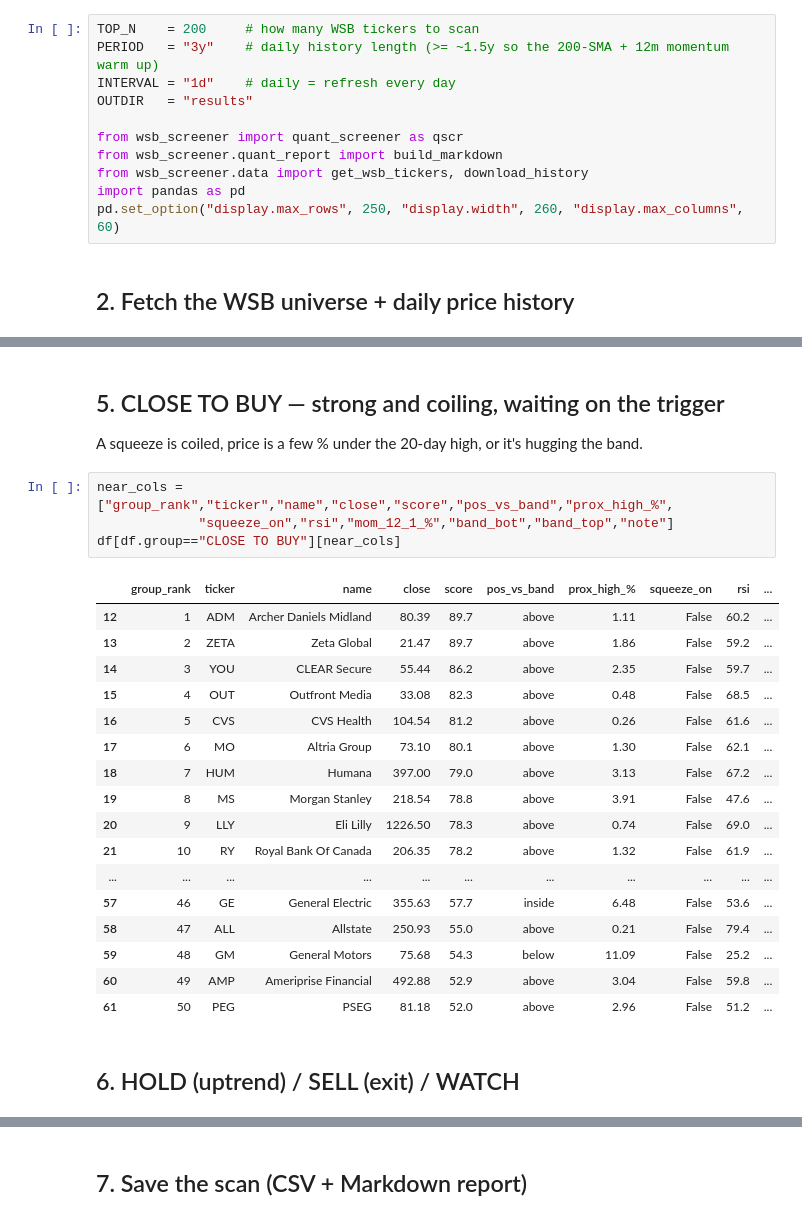
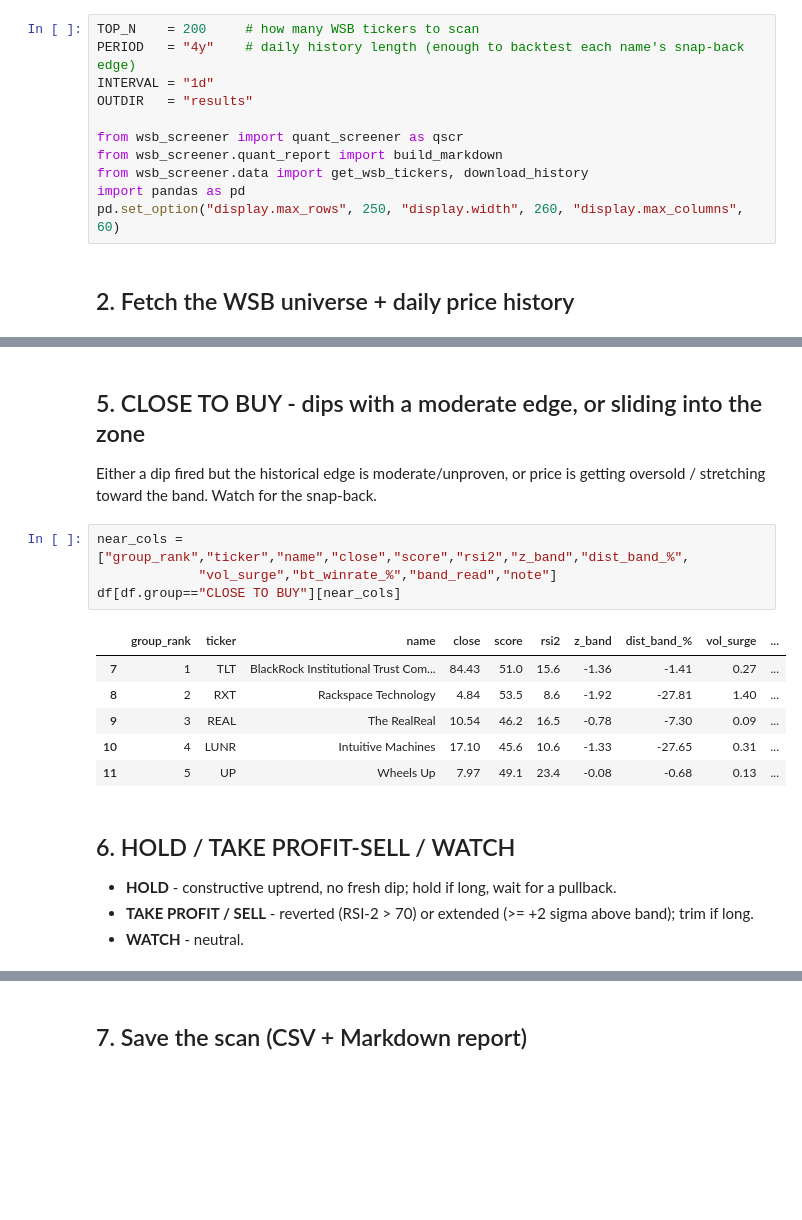
Before and after one commit to rjoshi24/trading-demo, a Jupyter notebook: daily_screener.ipynb, the cells around one changed output, grey strips where cells are left out. Saved outputs shown, nothing was run; the diff lists cells and outputs as text; blank space fills up the shorter version.

```diff
--- a/daily_screener.ipynb
+++ b/daily_screener.ipynb
@@ -34,7 +53,7 @@ pip install -r requirements.txt
 # %%
 TOP_N    = 200     # how many WSB tickers to scan
-PERIOD   = "3y"    # daily history length (>= ~1.5y so the 200-SMA + 12m momentum warm up)
-INTERVAL = "1d"    # daily = refresh every day
+PERIOD   = "4y"    # daily history length (enough to backtest each name's snap-back edge)
+INTERVAL = "1d"
 OUTDIR   = "results"
 
 from wsb_screener import quant_screener as qscr
@@ -116,28 +135,21 @@ df[df.group=="BUY NOW"][buy_cols]
-# %% [markdown]
-## 5. CLOSE TO BUY — strong and coiling, waiting on the trigger
-A squeeze is coiled, price is a few % under the 20-day high, or it's hugging the band.
+# %% [markdown]
+## 5. CLOSE TO BUY - dips with a moderate edge, or sliding into the zone
+Either a dip fired but the historical edge is moderate/unproven, or price is getting oversold /
+stretching toward the band. Watch for the snap-back.
 # %%
-near_cols = ["group_rank","ticker","name","close","score","pos_vs_band","prox_high_%",
-             "squeeze_on","rsi","mom_12_1_%","band_bot","band_top","note"]
+near_cols = ["group_rank","ticker","name","close","score","rsi2","z_band","dist_band_%",
+             "vol_surge","bt_winrate_%","band_read","note"]
 df[df.group=="CLOSE TO BUY"][near_cols]
 # %% [output]
-|  | group_rank | ticker | name | close | score | pos_vs_band | prox_high_% | squeeze_on | rsi | ... |
-| 12 | 1 | ADM | Archer Daniels Midland | 80.39 | 89.7 | above | 1.11 | False | 60.2 | ... |
-| 13 | 2 | ZETA | Zeta Global | 21.47 | 89.7 | above | 1.86 | False | 59.2 | ... |
-| 14 | 3 | YOU | CLEAR Secure | 55.44 | 86.2 | above | 2.35 | False | 59.7 | ... |
-| 15 | 4 | OUT | Outfront Media | 33.08 | 82.3 | above | 0.48 | False | 68.5 | ... |
-| 16 | 5 | CVS | CVS Health | 104.54 | 81.2 | above | 0.26 | False | 61.6 | ... |
-| 17 | 6 | MO | Altria Group | 73.10 | 80.1 | above | 1.30 | False | 62.1 | ... |
-| 18 | 7 | HUM | Humana | 397.00 | 79.0 | above | 3.13 | False | 67.2 | ... |
-| 19 | 8 | MS | Morgan Stanley | 218.54 | 78.8 | above | 3.91 | False | 47.6 | ... |
-| 20 | 9 | LLY | Eli Lilly | 1226.50 | 78.3 | above | 0.74 | False | 69.0 | ... |
-| 21 | 10 | RY | Royal Bank Of Canada | 206.35 | 78.2 | above | 1.32 | False | 61.9 | ... |
-| ... | ... | ... | ... | ... | ... | ... | ... | ... | ... | ... |
-| 57 | 46 | GE | General Electric | 355.63 | 57.7 | inside | 6.48 | False | 53.6 | ... |
-| 58 | 47 | ALL | Allstate | 250.93 | 55.0 | above | 0.21 | False | 79.4 | ... |
-| 59 | 48 | GM | General Motors | 75.68 | 54.3 | below | 11.09 | False | 25.2 | ... |
-| 60 | 49 | AMP | Ameriprise Financial | 492.88 | 52.9 | above | 3.04 | False | 59.8 | ... |
-| 61 | 50 | PEG | PSEG | 81.18 | 52.0 | above | 2.96 | False | 51.2 | ... |
+|  | group_rank | ticker | name | close | score | rsi2 | z_band | dist_band_% | vol_surge | ... |
+| 7 | 1 | TLT | BlackRock Institutional Trust Com... | 84.43 | 51.0 | 15.6 | -1.36 | -1.41 | 0.27 | ... |
+| 8 | 2 | RXT | Rackspace Technology | 4.84 | 53.5 | 8.6 | -1.92 | -27.81 | 1.40 | ... |
+| 9 | 3 | REAL | The RealReal | 10.54 | 46.2 | 16.5 | -0.78 | -7.30 | 0.09 | ... |
+| 10 | 4 | LUNR | Intuitive Machines | 17.10 | 45.6 | 10.6 | -1.33 | -27.65 | 0.31 | ... |
+| 11 | 5 | UP | Wheels Up | 7.97 | 49.1 | 23.4 | -0.08 | -0.68 | 0.13 | ... |
-# %% [markdown]
-## 6. HOLD (uptrend) / SELL (exit) / WATCH
+# %% [markdown]
+## 6. HOLD / TAKE PROFIT-SELL / WATCH
+- **HOLD** - constructive uptrend, no fresh dip; hold if long, wait for a pullback.
+- **TAKE PROFIT / SELL** - reverted (RSI-2 > 70) or extended (>= +2 sigma above band); trim if long.
+- **WATCH** - neutral.
 # %%
```
Also changed, not shown: parts of 13 cells of this notebook, 5 other files.
